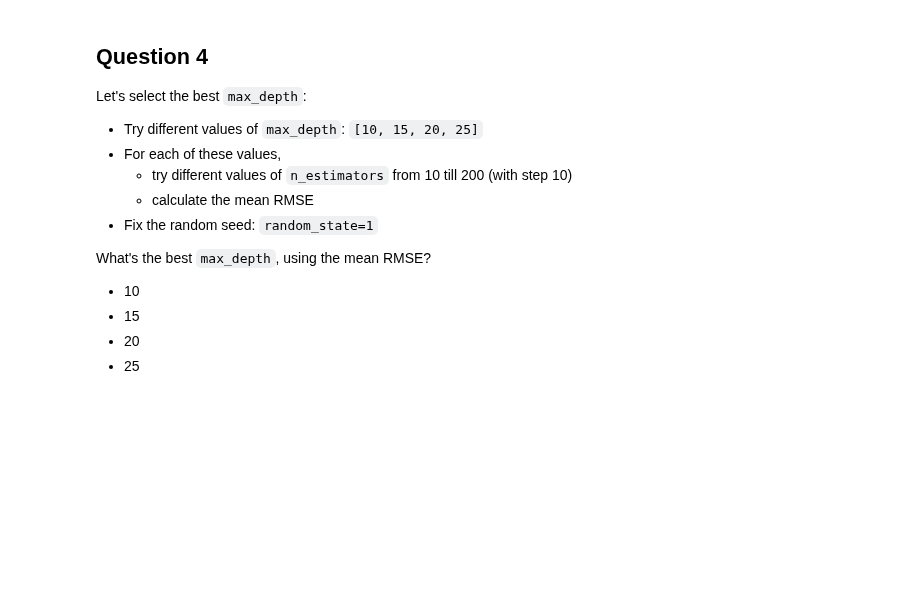
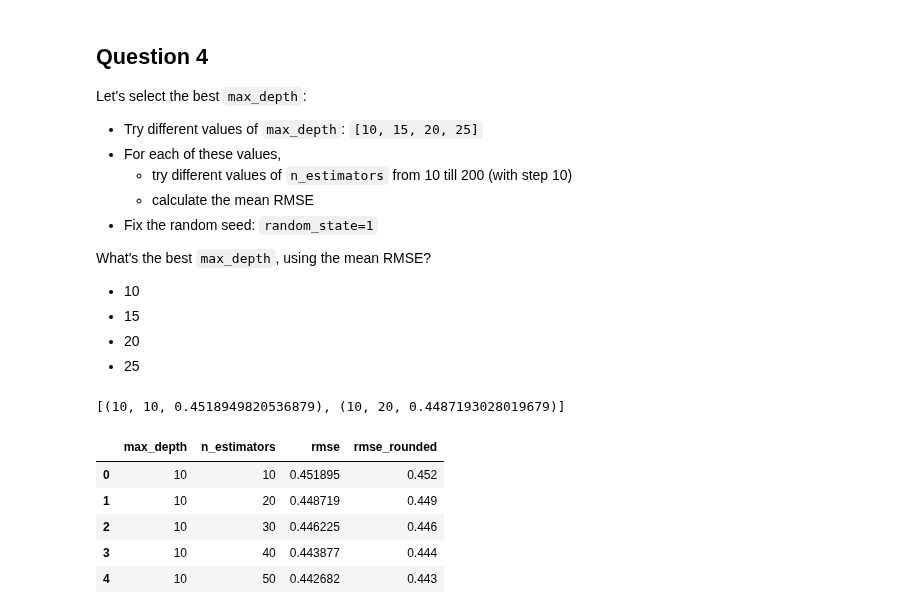
Before and after one commit to ArkadiyShuvaev/machine-learning-zoomcamp, a Jupyter notebook: src/06-trees/06-trees.ipynb, the cells around one changed output. Saved outputs shown, nothing was run; the diff lists cells and outputs as text; code cells hidden in the pictures; blank space fills up the shorter version.

```diff
--- a/src/06-trees/06-trees.ipynb
+++ b/src/06-trees/06-trees.ipynb
@@ -403,0 +422,4 @@ What's the best `max_depth`, using the mean RMSE?
+# %%
+rmse_results[:2]
+# %% [output]
+[(10, 10, 0.4518949820536879), (10, 20, 0.4487193028019679)]
@@ -403,0 +428,10 @@ What's the best `max_depth`, using the mean RMSE?
+# %%
+df_rmse_results["rmse_rounded"] = df_rmse_results["rmse"].round(3)
+df_rmse_results.head()
+# %% [output]
+|  | max_depth | n_estimators | rmse | rmse_rounded |
+| 0 | 10 | 10 | 0.451895 | 0.452 |
+| 1 | 10 | 20 | 0.448719 | 0.449 |
+| 2 | 10 | 30 | 0.446225 | 0.446 |
+| 3 | 10 | 40 | 0.443877 | 0.444 |
+| 4 | 10 | 50 | 0.442682 | 0.443 |
```
Also changed, not shown: parts of 8 cells of this notebook.
